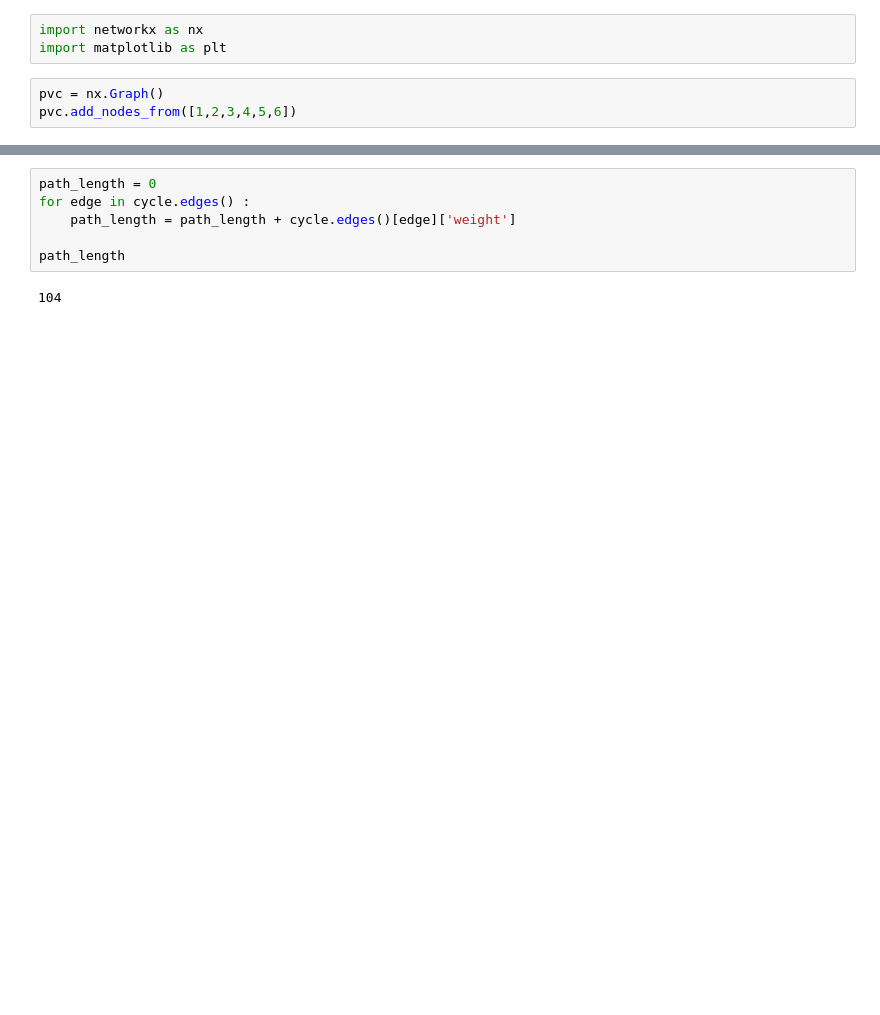
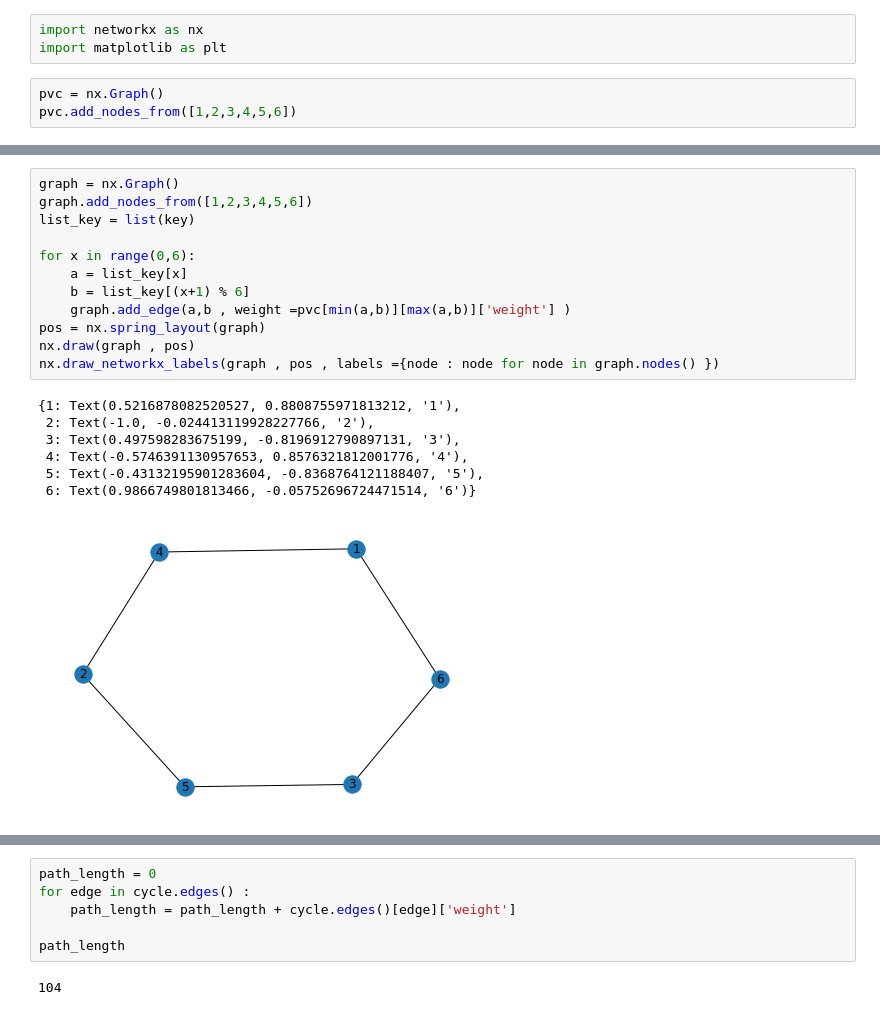
Before and after one commit to djamelrassem/travel-salesman-problem, a Jupyter notebook: main.ipynb, the cells around one changed output, grey strips where cells are left out. Drawn from its saved outputs; the diff is of its cells as text; blank space fills up the shorter version.

```diff
--- a/main.ipynb
+++ b/main.ipynb
@@ -61,0 +68,20 @@ edges
+# %%
+graph = nx.Graph()
+graph.add_nodes_from([1,2,3,4,5,6])
+list_key = list(key)
+
+for x in range(0,6):
+    a = list_key[x]
+    b = list_key[(x+1) % 6]
+    graph.add_edge(a,b , weight =pvc[min(a,b)][max(a,b)]['weight'] )
+pos = nx.spring_layout(graph)
+nx.draw(graph , pos)
+nx.draw_networkx_labels(graph , pos , labels ={node : node for node in graph.nodes() })
+# %% [output]
+{1: Text(0.5216878082520527, 0.8808755971813212, '1'),
+ 2: Text(-1.0, -0.024413119928227766, '2'),
+ 3: Text(0.497598283675199, -0.8196912790897131, '3'),
+ 4: Text(-0.5746391130957653, 0.8576321812001776, '4'),
+ 5: Text(-0.43132195901283604, -0.8368764121188407, '5'),
+ 6: Text(0.9866749801813466, -0.05752696724471514, '6')}
+[figure, added]
```
Also changed, not shown: parts of 9 cells of this notebook.
